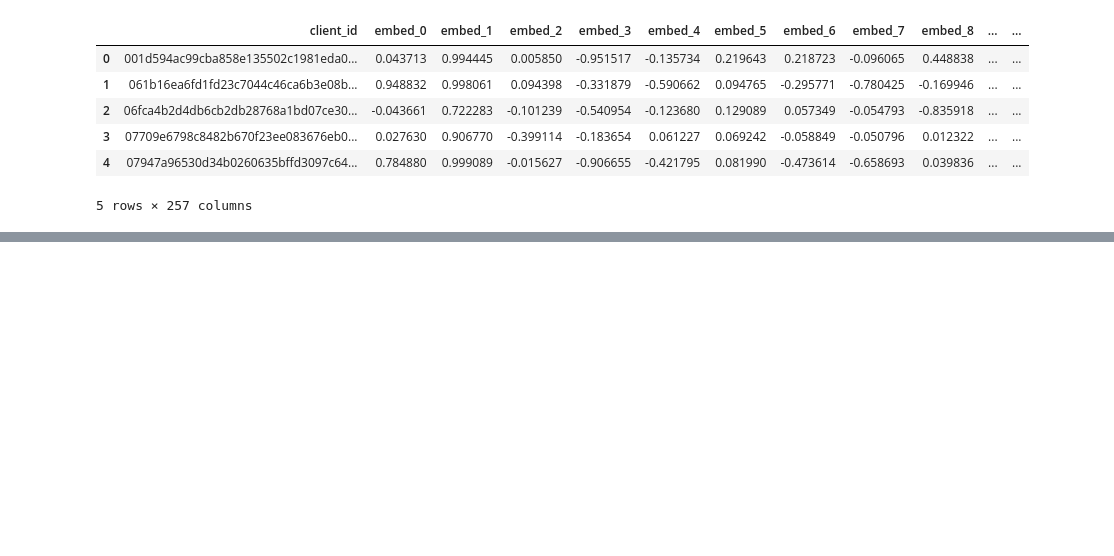
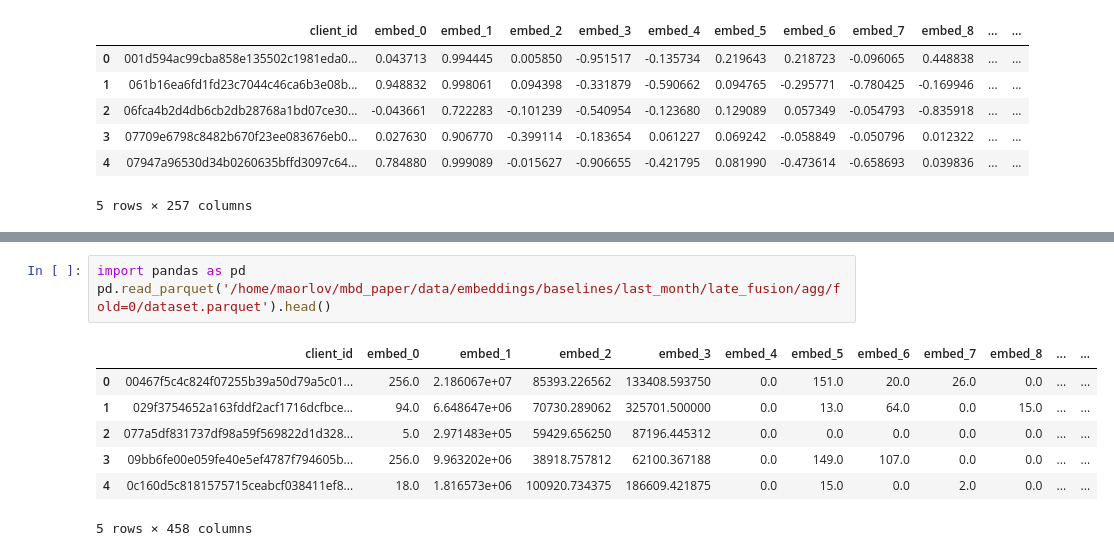
Before and after one commit to morlov/mbd-paper-llm, a Jupyter notebook: notebook/check_data.ipynb, the cells around one changed output, grey strips where cells are left out. Cells and saved outputs as stored; diff of their text form; blank space fills up the shorter version.

```diff
--- a/notebook/check_data.ipynb
+++ b/notebook/check_data.ipynb
@@ -198,0 +207,11 @@ ArrowInvalid: Error creating dataset. Could not read schema from '/home/maorlov/
+# %%
+import pandas as pd
+pd.read_parquet('/home/maorlov/mbd_paper/data/embeddings/baselines/last_month/late_fusion/agg/fold=0/dataset.parquet').head()
+# %% [output]
+|  | client_id | embed_0 | embed_1 | embed_2 | embed_3 | embed_4 | embed_5 | embed_6 | embed_7 | embed_8 | ... | ... |
+| 0 | 00467f5c4c824f07255b39a50d79a5c01... | 256.0 | 2.186067e+07 | 85393.226562 | 133408.593750 | 0.0 | 151.0 | 20.0 | 26.0 | 0.0 | ... | ... |
+| 1 | 029f3754652a163fddf2acf1716dcfbce... | 94.0 | 6.648647e+06 | 70730.289062 | 325701.500000 | 0.0 | 13.0 | 64.0 | 0.0 | 15.0 | ... | ... |
+| 2 | 077a5df831737df98a59f569822d1d328... | 5.0 | 2.971483e+05 | 59429.656250 | 87196.445312 | 0.0 | 0.0 | 0.0 | 0.0 | 0.0 | ... | ... |
+| 3 | 09bb6fe00e059fe40e5ef4787f794605b... | 256.0 | 9.963202e+06 | 38918.757812 | 62100.367188 | 0.0 | 149.0 | 107.0 | 0.0 | 0.0 | ... | ... |
+| 4 | 0c160d5c8181575715ceabcf038411ef8... | 18.0 | 1.816573e+06 | 100920.734375 | 186609.421875 | 0.0 | 15.0 | 0.0 | 2.0 | 0.0 | ... | ... |
+5 rows × 458 columns
```
Also changed, not shown: parts of 1 cell of this notebook, 35 other files.
